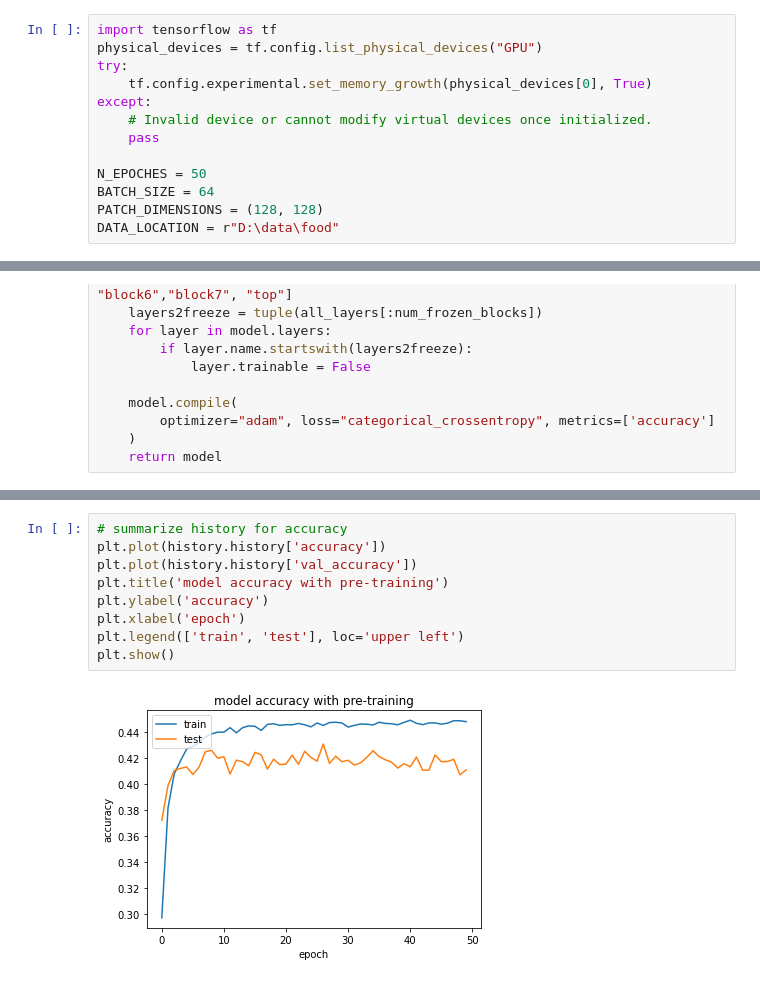
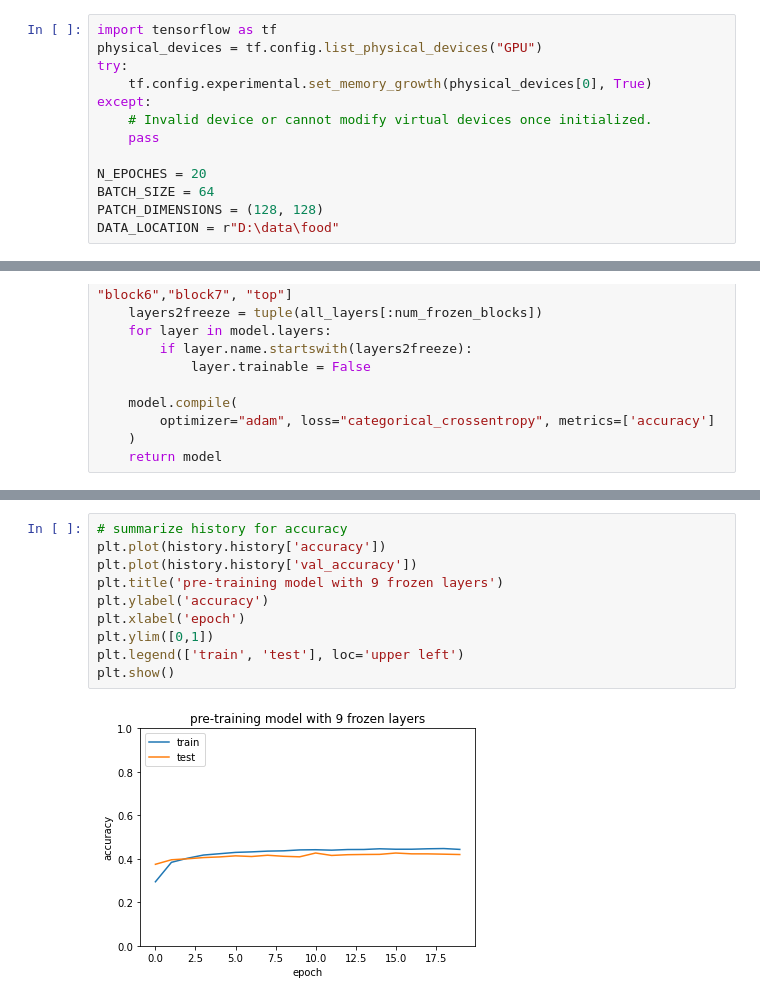
Before and after one commit to wagenrace/cytodata_sessions, a Jupyter notebook: transfer_learning/frozen_layers.ipynb, the cells around one changed output, grey strips where cells are left out. Saved outputs shown, nothing was run; the diff lists cells and outputs as text.

```diff
--- a/transfer_learning/frozen_layers.ipynb
+++ b/transfer_learning/frozen_layers.ipynb
@@ -7,7 +7,7 @@ except:
     # Invalid device or cannot modify virtual devices once initialized.
     pass
 
-N_EPOCHES = 50
+N_EPOCHES = 20
 BATCH_SIZE = 64
 PATCH_DIMENSIONS = (128, 128)
 DATA_LOCATION = r"D:\data\food"
@@ -193,14 +212,15 @@ Epoch 50/50
 # %%
 # summarize history for accuracy
 plt.plot(history.history['accuracy'])
 plt.plot(history.history['val_accuracy'])
-plt.title('model accuracy with pre-training')
+plt.title('pre-training model with 9 frozen layers')
 plt.ylabel('accuracy')
 plt.xlabel('epoch')
+plt.ylim([0,1])
 plt.legend(['train', 'test'], loc='upper left')
 plt.show()
 # %% [output]
-[figure, old version]
+[figure, new version]
 # %%
 # summarize history for loss
 plt.plot(history.history['loss'])
```
Also changed, not shown: parts of 14 cells of this notebook.
